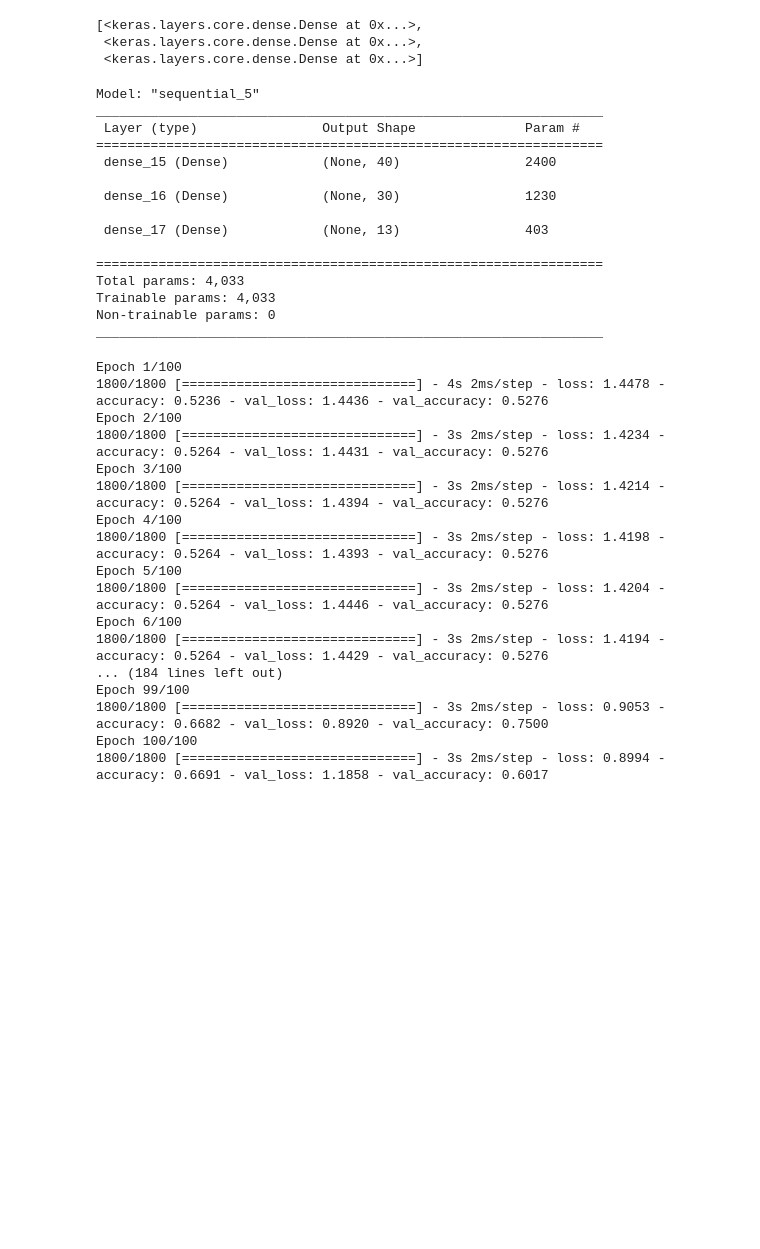
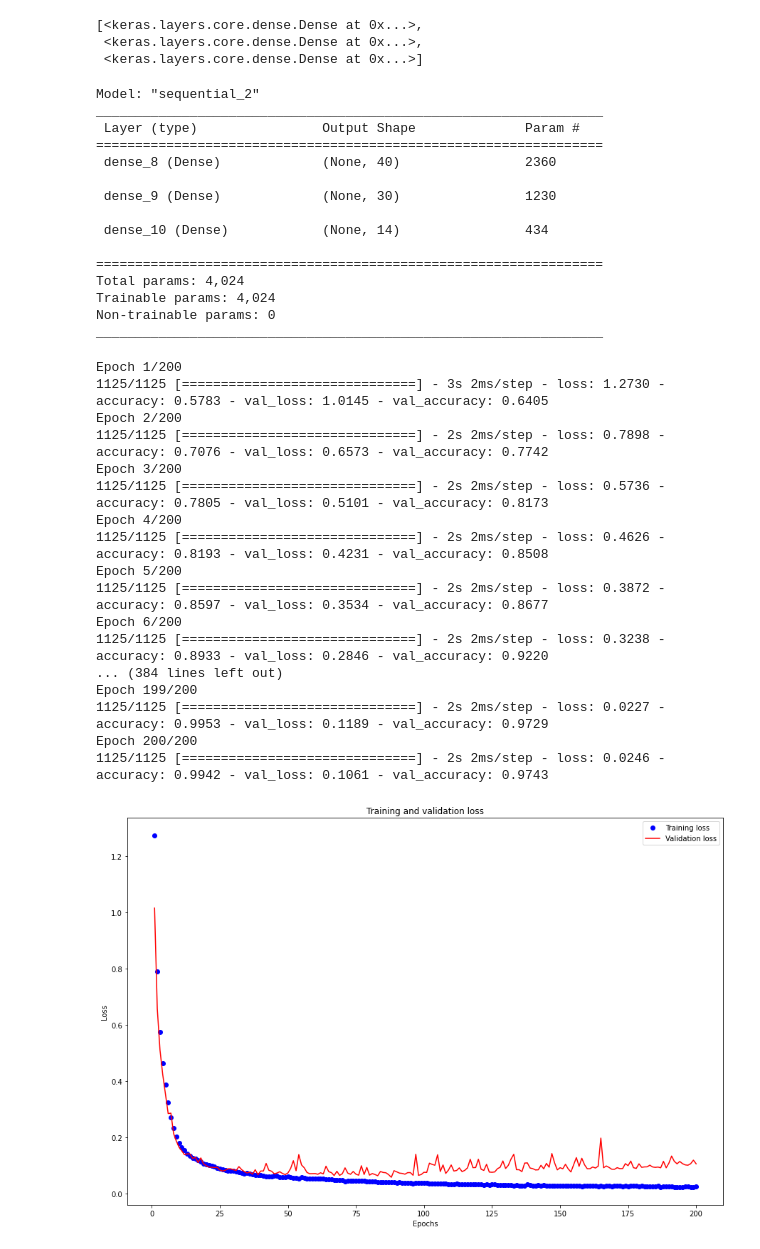
Before and after one commit to SoMuchSerenity/Deep-Learning, a Jupyter notebook: Assignment2.ipynb, the cells around one changed output. Saved outputs shown, nothing was run; the diff lists cells and outputs as text; code cells hidden in the pictures; blank space fills up the shorter version.

```diff
--- a/Assignment2.ipynb
+++ b/Assignment2.ipynb
@@ -62,8 +55,8 @@ array([ 7, 12,  8,  9, 10, 11, 13, 14,  6, 18,  5, 16, 17])
 # %%
 d = {}
-for i in range(len(np.sort(train_target.unique()))):
+
+for i in range(len(train_target.unique())):
     d[np.sort(train_target.unique())[i]] = i
-
 d
 # %% [output]
 {5: 0,
@@ -108,3 +96,5 @@ array([ 2,  7,  3,  4,  5,  6,  8,  9,  1, 12,  0, 10, 11])
+# %%
+train = train.drop('id',1)
 # %%
 x_train = train[:18000]
 y_train = train_target[:18000]
@@ -112,9 +102,9 @@ x_valid = train[18000:]
 y_valid = train_target[18000:]
 # %%
 model = keras.models.Sequential([
-    keras.layers.Dense(40, activation="sigmoid",input_shape = (59,)),
+    keras.layers.Dense(40, activation="sigmoid",input_shape = (58,)),
     keras.layers.Dense(30, activation="sigmoid"),
-    keras.layers.Dense(13,activation='softmax')
+    keras.layers.Dense(14,activation='softmax')
 ])
 # %%
 model.layers
@@ -125,19 +115,19 @@ model.layers
 # %%
 model.summary()
 # %% [output]
-Model: "sequential_5"
+Model: "sequential_2"
 _________________________________________________________________
  Layer (type)                Output Shape              Param #
 =================================================================
- dense_15 (Dense)            (None, 40)                2400
+ dense_8 (Dense)             (None, 40)                2360
 
- dense_16 (Dense)            (None, 30)                1230
+ dense_9 (Dense)             (None, 30)                1230
 
- dense_17 (Dense)            (None, 13)                403
+ dense_10 (Dense)            (None, 14)                434
 
 =================================================================
-Total params: 4,033
-Trainable params: 4,033
+Total params: 4,024
+Trainable params: 4,024
 Non-trainable params: 0
 _________________________________________________________________
 # %%
@@ -145,23 +135,37 @@ model.compile(loss="sparse_categorical_crossentropy",
               optimizer="rmsprop",
               metrics=["accuracy"])
 # %%
-history = model.fit(x_train, y_train, epochs=100,batch_size = 10,
+history = model.fit(x_train, y_train, epochs=200,batch_size = 16,
                     validation_data=(x_valid, y_valid))
 # %% [output]
-Epoch 1/100
-1800/1800 [==============================] - 4s 2ms/step - loss: 1.4478 - accuracy: 0.5236 - val_loss: 1.4436 - val_accuracy: 0.5276
-Epoch 2/100
-1800/1800 [==============================] - 3s 2ms/step - loss: 1.4234 - accuracy: 0.5264 - val_loss: 1.4431 - val_accuracy: 0.5276
-Epoch 3/100
-1800/1800 [==============================] - 3s 2ms/step - loss: 1.4214 - accuracy: 0.5264 - val_loss: 1.4394 - val_accuracy: 0.5276
-Epoch 4/100
-1800/1800 [==============================] - 3s 2ms/step - loss: 1.4198 - accuracy: 0.5264 - val_loss: 1.4393 - val_accuracy: 0.5276
-Epoch 5/100
-1800/1800 [==============================] - 3s 2ms/step - loss: 1.4204 - accuracy: 0.5264 - val_loss: 1.4446 - val_accuracy: 0.5276
-Epoch 6/100
-1800/1800 [==============================] - 3s 2ms/step - loss: 1.4194 - accuracy: 0.5264 - val_loss: 1.4429 - val_accuracy: 0.5276
-... (184 lines left out)
-Epoch 99/100
-1800/1800 [==============================] - 3s 2ms/step - loss: 0.9053 - accuracy: 0.6682 - val_loss: 0.8920 - val_accuracy: 0.7500
-Epoch 100/100
-1800/1800 [==============================] - 3s 2ms/step - loss: 0.8994 - accuracy: 0.6691 - val_loss: 1.1858 - val_accuracy: 0.6017
+Epoch 1/200
+1125/1125 [==============================] - 3s 2ms/step - loss: 1.2730 - accuracy: 0.5783 - val_loss: 1.0145 - val_accuracy: 0.6405
+Epoch 2/200
+1125/1125 [==============================] - 2s 2ms/step - loss: 0.7898 - accuracy: 0.7076 - val_loss: 0.6573 - val_accuracy: 0.7742
+Epoch 3/200
+1125/1125 [==============================] - 2s 2ms/step - loss: 0.5736 - accuracy: 0.7805 - val_loss: 0.5101 - val_accuracy: 0.8173
+Epoch 4/200
+1125/1125 [==============================] - 2s 2ms/step - loss: 0.4626 - accuracy: 0.8193 - val_loss: 0.4231 - val_accuracy: 0.8508
+Epoch 5/200
+1125/1125 [==============================] - 2s 2ms/step - loss: 0.3872 - accuracy: 0.8597 - val_loss: 0.3534 - val_accuracy: 0.8677
+Epoch 6/200
+1125/1125 [==============================] - 2s 2ms/step - loss: 0.3238 - accuracy: 0.8933 - val_loss: 0.2846 - val_accuracy: 0.9220
+... (384 lines left out)
+Epoch 199/200
+1125/1125 [==============================] - 2s 2ms/step - loss: 0.0227 - accuracy: 0.9953 - val_loss: 0.1189 - val_accuracy: 0.9729
+Epoch 200/200
+1125/1125 [==============================] - 2s 2ms/step - loss: 0.0246 - accuracy: 0.9942 - val_loss: 0.1061 - val_accuracy: 0.9743
+# %%
+loss = history.history['loss']
+val_loss = history.history['val_loss']
+epochs = range(1, 201)
+plt.figure(figsize=(15,10))
+plt.plot(epochs, loss, 'bo', label='Training loss')
+plt.plot(epochs, val_loss, 'r', label='Validation loss')
+plt.title('Training and validation loss')
+plt.xlabel('Epochs')
+plt.ylabel('Loss')
+plt.legend()
+plt.show()
+# %% [output]
+[figure, added]
```
Also changed, not shown: parts of 33 cells of this notebook.
